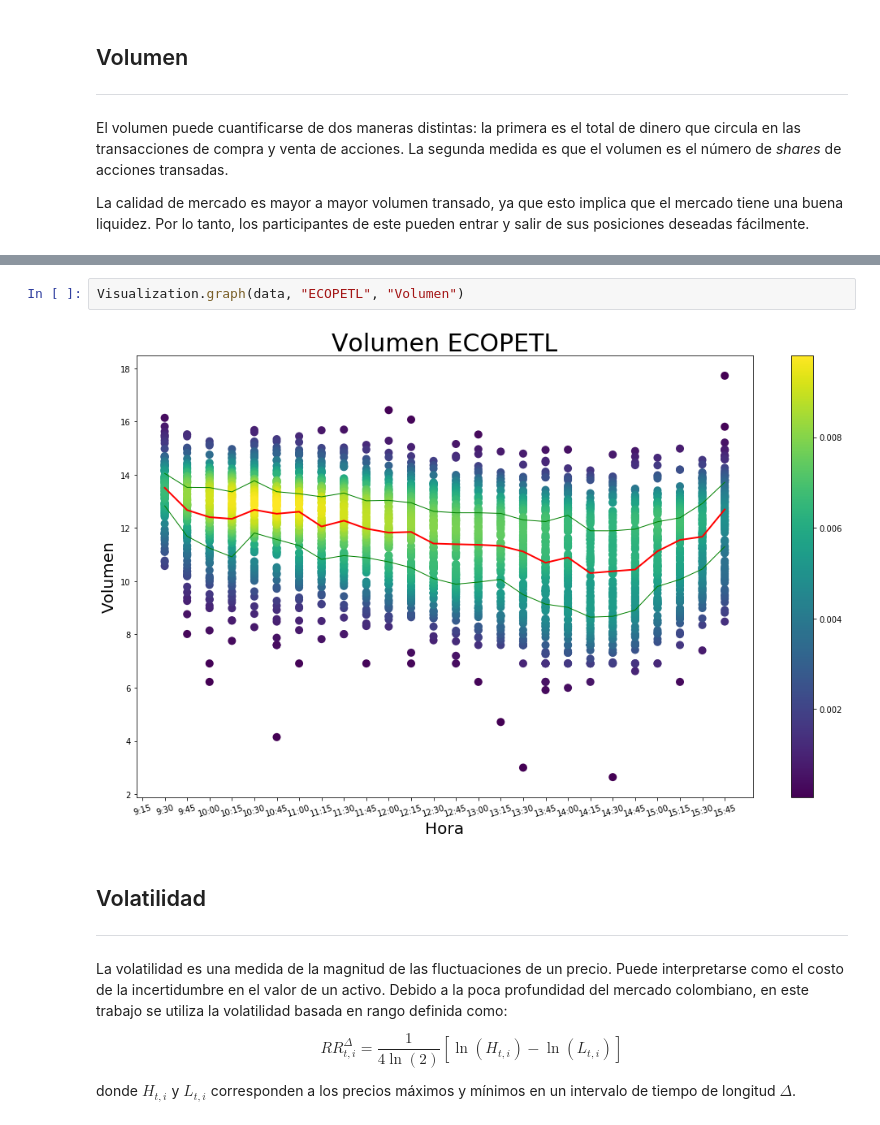
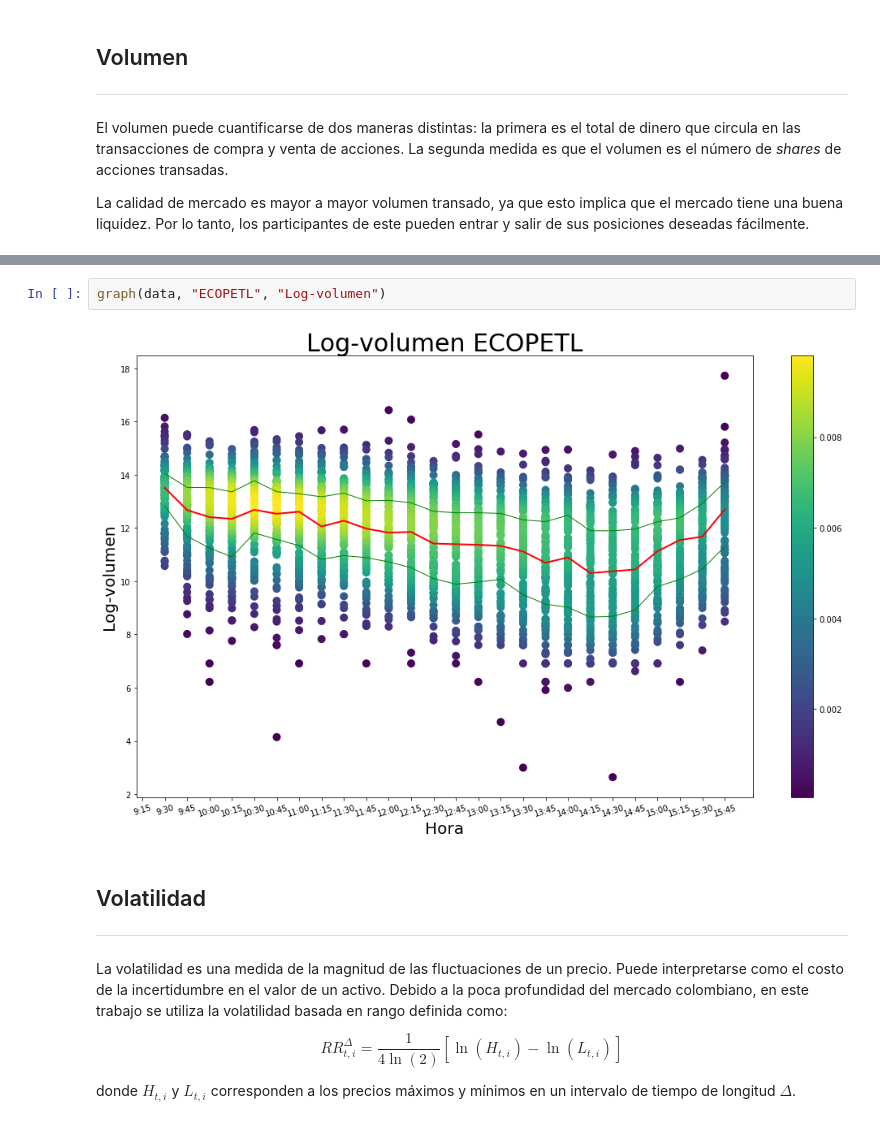
Before and after one commit to nromerodiaz/MarketQualityParams, a Jupyter notebook: VisualizationECOPETL.ipynb, the cells around one changed output, grey strips where cells are left out. Cells and saved outputs as stored; diff of their text form.

Commit message:
Se cambió volumen por log-volumen. Falta mejorar la discusión

```diff
--- a/VisualizationECOPETL.ipynb
+++ b/VisualizationECOPETL.ipynb
@@ -86,10 +86,10 @@ volumen.head()
 | 10:15:00 | 13.251780 | 12.475775 | 12.741489 | 12.230512 | 9.606428 | 12.732365 | 12.219546 | 11.842164 | ... |
 | 10:30:00 | 12.634629 | 8.272826 | 11.191356 | 12.136192 | 13.206706 | 12.952424 | 12.270614 | 11.826999 | ... |
 5 rows × 119 columns
-# %%
-Visualization.graph(data, "ECOPETL", "Volumen")
-# %% [output]
-[figure, removed]
+# %%
+graph(data, "ECOPETL", "Log-volumen")
+# %% [output]
+[figure, added]
 # %% [markdown]
 ## Volatilidad
 ---
```
Also changed, not shown: parts of 8 cells of this notebook.
